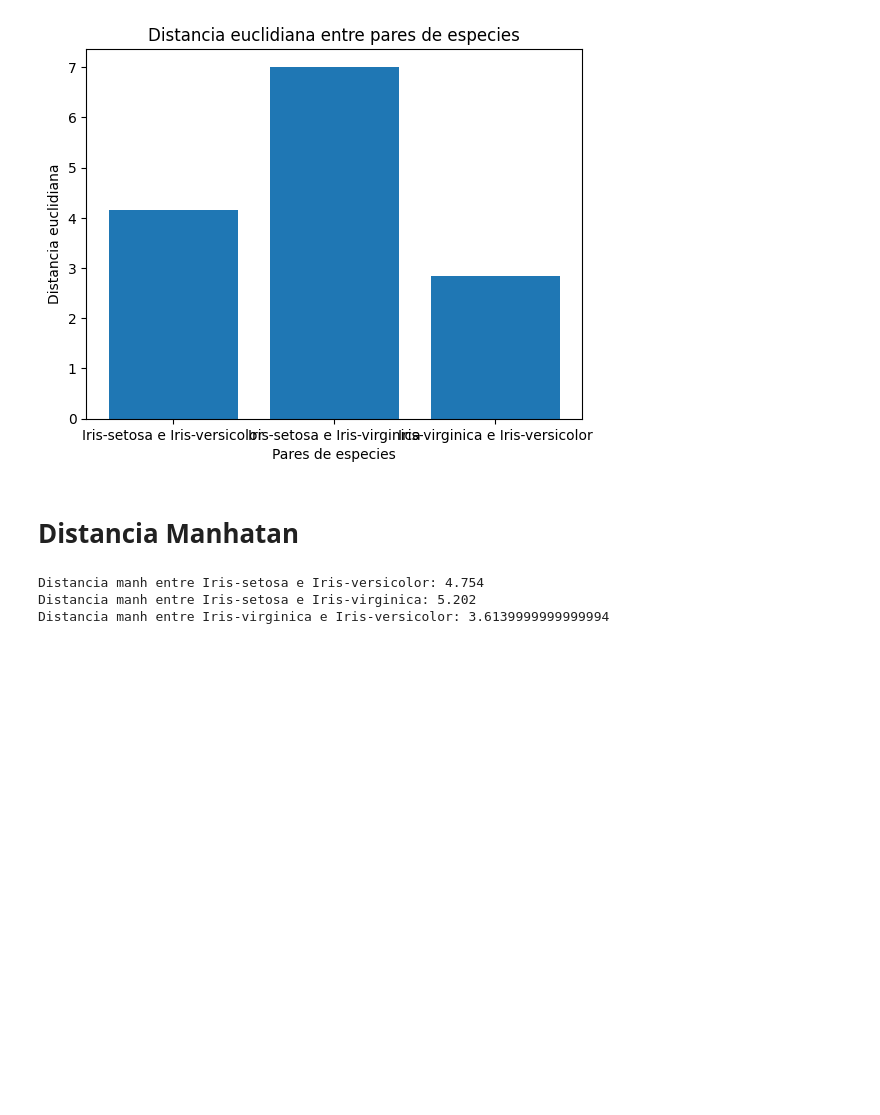
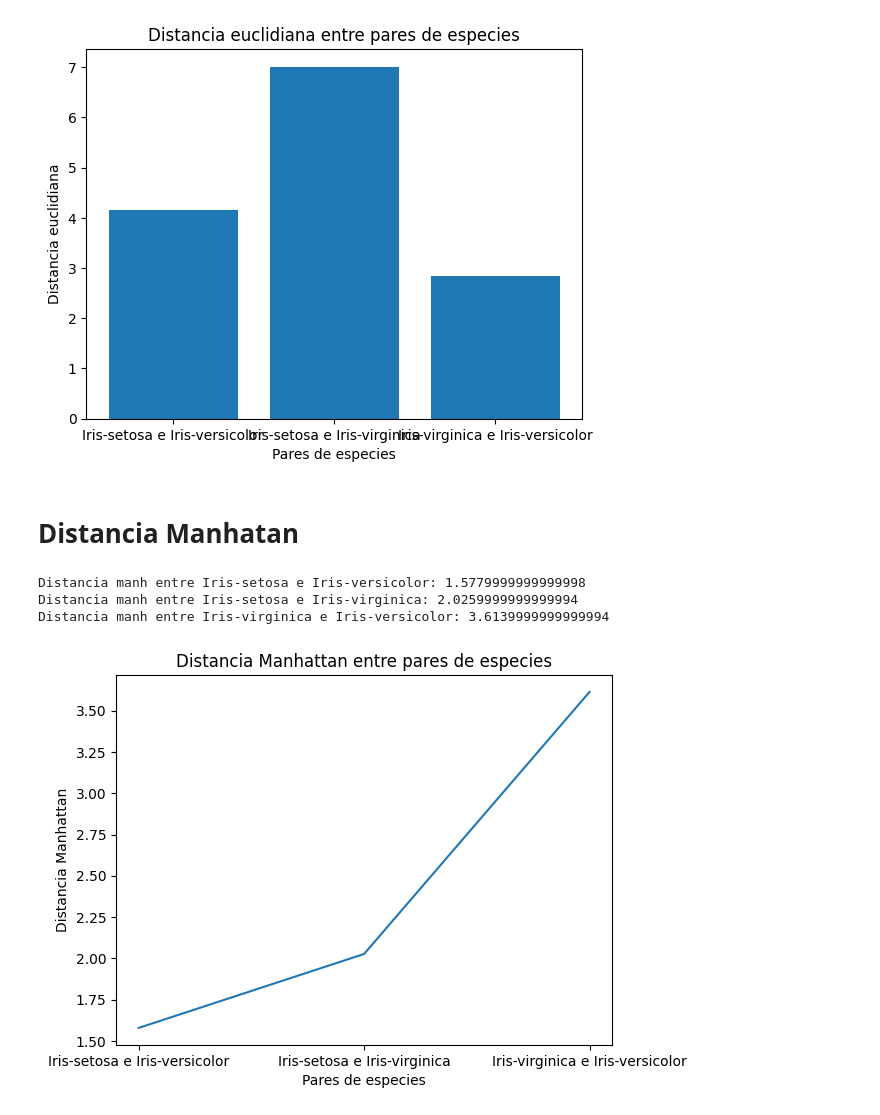
Before and after one commit to ECastro08/talentoTech, a Jupyter notebook: Untitled5.ipynb, the cells around one changed output. Cells and saved outputs as stored; diff of their text form; code cells hidden in the pictures; blank space fills up the shorter version.

Commit message:
Actualizando distancias

```diff
--- a/Untitled5.ipynb
+++ b/Untitled5.ipynb
@@ -63,7 +63,7 @@ plt.show()
 # %% [markdown]
 # Distancia Manhatan
 # %%
-def distancia_manhatan(x1, x2, y1, y2):
+def distancia_manhatan(x1, y1, x2, y2):
   distancia = abs(x2 - x1) + abs(y2 - y1)
   return distancia
 
@@ -79,6 +79,17 @@ print("Distancia manh entre Iris-setosa e Iris-versicolor:",distancia_manh1)
 print("Distancia manh entre Iris-setosa e Iris-virginica:", distancia_manh2)
 print("Distancia manh entre Iris-virginica e Iris-versicolor:", distancia_manh3)
 # %% [output]
-Distancia manh entre Iris-setosa e Iris-versicolor: 4.754
-Distancia manh entre Iris-setosa e Iris-virginica: 5.202
+Distancia manh entre Iris-setosa e Iris-versicolor: 1.5779999999999998
+Distancia manh entre Iris-setosa e Iris-virginica: 2.0259999999999994
 Distancia manh entre Iris-virginica e Iris-versicolor: 3.6139999999999994
+# %%
+x = ["Iris-setosa e Iris-versicolor", "Iris-setosa e Iris-virginica", "Iris-virginica e Iris-versicolor"]
+y = [distancia_manh1, distancia_manh2, distancia_manh3]
+
+plt.plot(x, y)
+plt.xlabel("Pares de especies")
+plt.ylabel("Distancia Manhattan")
+plt.title("Distancia Manhattan entre pares de especies")
+plt.show()
+# %% [output]
+[figure, added]
```
